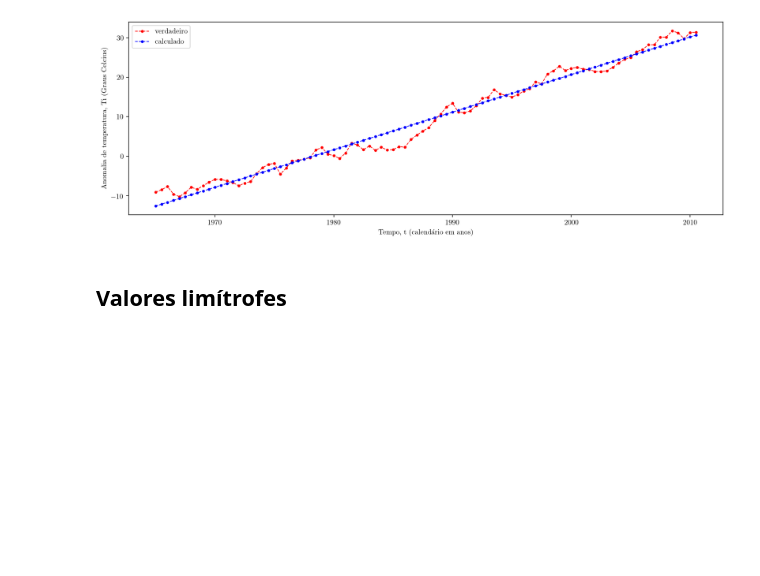
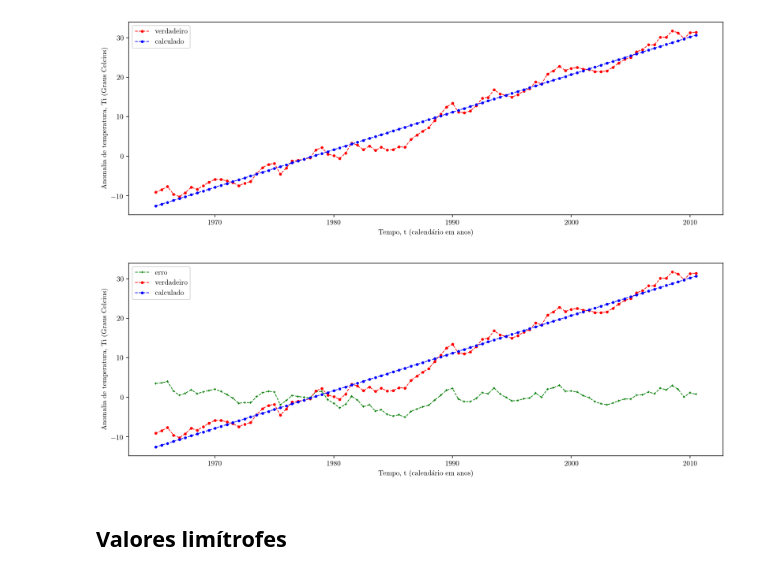
Before and after one commit to TClassrooms/Inverse_problems, a Jupyter notebook: O problema da linha reta.ipynb, the cells around one changed output. Drawn from its saved outputs; the diff is of its cells as text; code cells hidden in the pictures; blank space fills up the shorter version.

Commit message:
Cálculo do erro e tentativa de encontrar o estimador via norma  l1

```diff
--- a/O problema da linha reta.ipynb
+++ b/O problema da linha reta.ipynb
@@ -138,6 +138,18 @@ plt.legend()
 plt.savefig('ajuste.png')
 # %% [output]
 [figure]
+# %%
+erro = d - dest
+
+plt.plot(t,erro,color='green', marker='+', linestyle='dashed', linewidth=1, markersize=3, label='erro')
+plt.plot(t,d,color='red', marker='o', linestyle='dashed', linewidth=1, markersize=3, label='verdadeiro')
+plt.plot(t,dest,color='blue', marker='o', linestyle='dashed', linewidth=1, markersize=3,label='calculado')
+plt.xlabel('Tempo, t (calendário em anos)')
+plt.ylabel('Anomalia de temperatura, Ti (Graus Celcius)')
+plt.legend()
+plt.savefig('erro.png')
+# %% [output]
+[figure, added]
 # %% [markdown]
 ## Valores limítrofes
 # %% [markdown]
```
Also changed, not shown: parts of 14 cells of this notebook.
